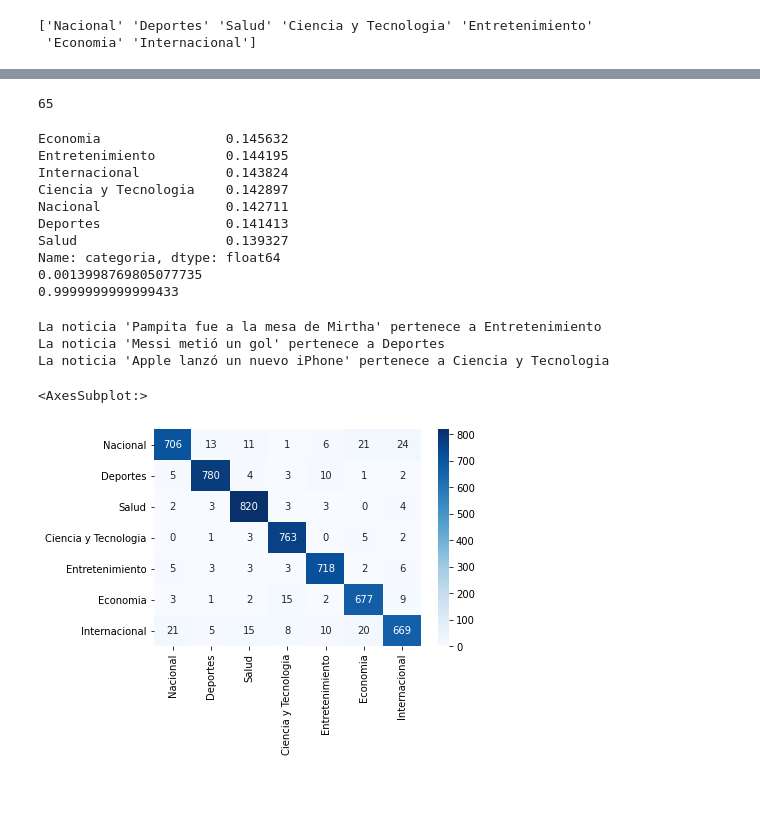
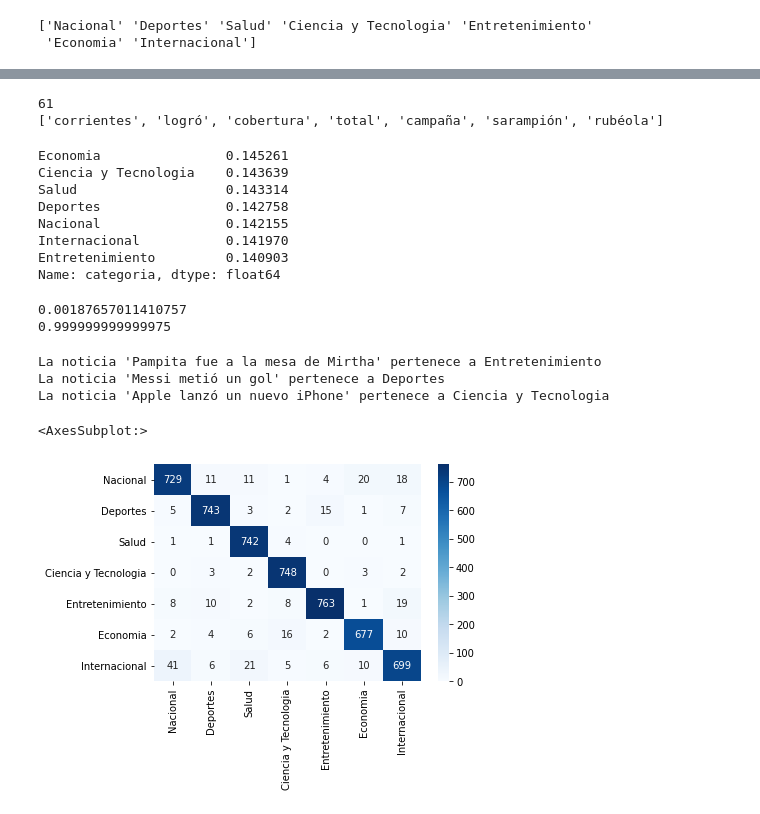
Before and after one commit to FelipeGorostiaga/MachineLearning, a Jupyter notebook: src/tp1/tp1_2.ipynb, the cells around one changed output, grey strips where cells are left out. Saved outputs shown, nothing was run; the diff lists cells and outputs as text; code cells hidden in the pictures.

```diff
--- a/src/tp1/tp1_2.ipynb
+++ b/src/tp1/tp1_2.ipynb
@@ -61,11 +56,16 @@ categories_word_appearances = { i : {} for i in categories }
 # %%
-import re
+import re # regular expressions
 
 def split_and_sanitize(title):
     words = title.split()  # se separan las palabras según espacios (quita todos los espacios)
-    words = list(map(lambda x: re.sub("[^\w\s]", '', x), words))  # reemplazo de símbolos por ningún caracter
+    words = list(map(lambda x: re.sub("[^\w\s]", '', x).lower(), words))  # reemplazo de símbolos por ningún caracter
+    words = list(filter(lambda x: len(x) > 1 and x not in ['en', 'la', 'el', 'los', 'lo', 'las', 'un', 'una', 'unos', 'unas', 'de', 'del', 'se', 'para', 'que'], words))
     return words
 
+# Crear diccionario de categorias con diccionarios vacios para las palabras de los titulares
+categories_word_appearances = { cat : {} for cat in categories }
+
+# Contamos las apariciones de las palabras en las distintas categorías
 for i in range(len(train)):
     row = train.iloc[i]
     category = row['categoria']
@@ -73,14 +73,16 @@ for i in range(len(train)):
     words = split_and_sanitize(title)
 
     for word in words:
-            if word in categories_word_appearances[category]:
-                categories_word_appearances[category][word] += 1
-            else:
-                categories_word_appearances[category][word] = 1
+        if word in categories_word_appearances[category]:
+            categories_word_appearances[category][word] += 1
+        else:
+            categories_word_appearances[category][word] = 1
 # %%
-print(categories_word_appearances['Entretenimiento']['Pampita'])
+print(categories_word_appearances['Entretenimiento']['pampita'])
+print(words[0:10])
 # %% [output]
-65
+61
+['corrientes', 'logró', 'cobertura', 'total', 'campaña', 'sarampión', 'rubéola']
 # %%
 # Calcular probabilidades de las clases P(category) para el conjunto de entrenamiento
 
@@ -88,32 +90,35 @@ category_relative_freq = train['categoria'].value_counts() / len(train)  # P(cat
 print(category_relative_freq)
 
 # Calcular las probabilidades condicionales P(word | category)
-word_relative_frequencies = { i : {} for i in categories }
-zero_probabilities = { i : 0 for i in categories } # Laplace correction in case a word does not appear in a category
+word_relative_frequencies = { cat : {} for cat in categories }
+zero_probabilities = { cat : 0 for cat in categories }
 for category in categories:
-    word_appearances_sum = sum(categories_word_appearances[category].values())
-    laplace_denominator = float(word_appearances_sum + len(categories_word_appearances[category].keys()))
-    zero_probabilities[category] = 1 / laplace_denominator
+    word_appearances_sum = sum(categories_word_appearances[category].values())  # suma de todas las apariciones de todas las palabras de la categoría
+    laplace_denominator = float(word_appearances_sum + len(categories_word_appearances[category].keys()))  # Por Laplace le sumo la cantidad de clases
     for word, word_count in categories_word_appearances[category].items():
         word_relative_frequencies[category][word] = (word_count + 1) / laplace_denominator
 
-print(word_relative_frequencies['Entretenimiento']['Pampita'])
-print(sum(word_relative_frequencies['Entretenimiento'].values()))
+    zero_probabilities[category] = 1 / laplace_denominator  # Ajuste de Laplace cuando no existe la palabra en la categoría
+
 # Objetivo final:
 #   P (category | [word])
 # = P ([word] | category) * P (category)      ##  / P ([word])
 # = prod(P (word | category)) * P (category)
 # %% [output]
-Economia                0.145632
-Entretenimiento         0.144195
-Internacional           0.143824
-Ciencia y Tecnologia    0.142897
-Nacional                0.142711
-Deportes                0.141413
-Salud                   0.139327
+Economia                0.145261
+Ciencia y Tecnologia    0.143639
+Salud                   0.143314
+Deportes                0.142758
+Nacional                0.142155
+Internacional           0.141970
+Entretenimiento         0.140903
 Name: categoria, dtype: float64
-0.0013998769805077735
-0.9999999999999433
+# %%
+print(word_relative_frequencies['Entretenimiento']['pampita'])
+print(sum(word_relative_frequencies['Entretenimiento'].values()))
+# %% [output]
+0.00187657011410757
+0.999999999999975
 # %%
 def classify(title):
     words = split_and_sanitize(title)
@@ -144,27 +148,29 @@ La noticia 'Pampita fue a la mesa de Mirtha' pertenece a Entretenimiento
 La noticia 'Messi metió un gol' pertenece a Deportes
 La noticia 'Apple lanzó un nuevo iPhone' pertenece a Ciencia y Tecnologia
 # %%
-confusion_matrix = { i : {} for i in categories }
+import seaborn as sns
+
+# Armado de matriz de confusión (filas: valores reales; columnas: valores predictivos)
+confusion_matrix = { cat : {} for cat in categories }
 columns = []
 for key in confusion_matrix.keys():
     columns.append(key)
-    confusion_matrix[key] = { i : 0 for i in categories } # {'Deportes': {'Deportes': 700, 'Entretenimiento': 3, ...}, ...}
+    confusion_matrix[key] = { cat : 0 for cat in categories } # {'Deportes': {'Deportes': 700, 'Entretenimiento': 3, ...}, ...}
 
 for i in range(len(test)):
     row = test.iloc[i]
     category = row['categoria']
     title = row['titular']
     result = classify(title)
     confusion_matrix[category][result] += 1
 
 confusion_df = { key : list(confusion_matrix[key].values()) for key in confusion_matrix.keys() }
 confusion_df = pd.DataFrame.from_dict(confusion_df, orient='index', columns=columns)
 
-import seaborn as sns
 sns.heatmap(confusion_df, annot=True, cmap='Blues', fmt='g')
 # %% [output]
 <AxesSubplot:>
-[figure, old version]
+[figure, new version]
 # %%
 import numpy as np
 
```
Also changed, not shown: parts of 12 cells of this notebook.
